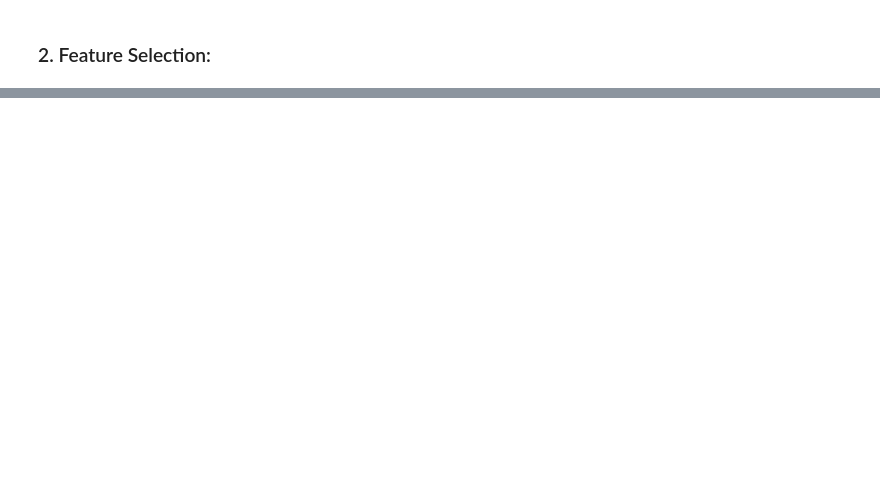
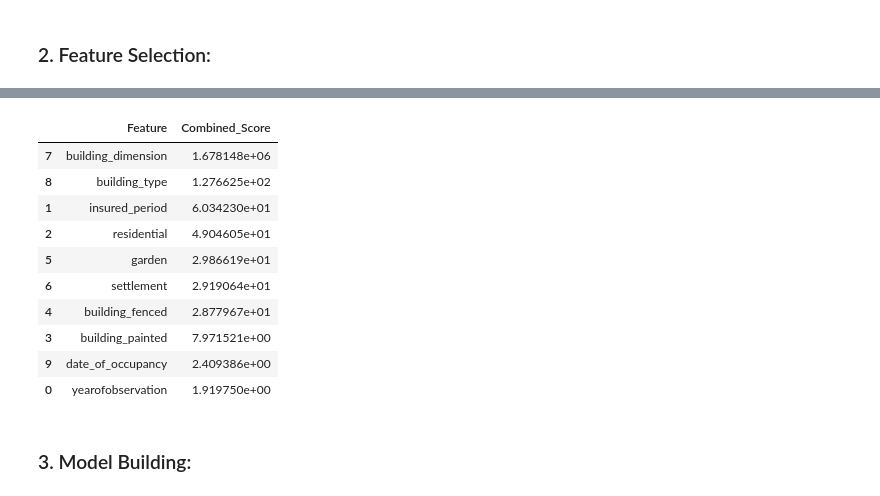
Before and after one commit to umasongo/ML-Assignment-2, a Jupyter notebook: Predictive Modeling for Insurance Claims.ipynb, the cells around one changed output, grey strips where cells are left out. Cells and saved outputs as stored; diff of their text form; code cells hidden in the pictures; blank space fills up the shorter version.

```diff
--- a/Predictive Modeling for Insurance Claims.ipynb
+++ b/Predictive Modeling for Insurance Claims.ipynb
@@ -199,0 +239,34 @@ plt.show()
+# %%
+# Identifying the most relevant features for claim prediction
+x = train_data.drop(columns=['claim'])
+y = train_data['claim']
+
+#Feature selection using chi-squared statistics and ANOVA F-statistic
+from sklearn.feature_selection import SelectKBest, chi2, f_classif
+
+# Calculate chi-squared statistics for each feature
+chi2_scores = chi2(x, y)[0]
+
+# Calculate ANOVA F-statistic and p-values for each feature
+f_scores = f_classif(x, y)[0]
+
+# Combine chi-squared and ANOVA scores
+combined_scores = chi2_scores + f_scores
+
+feature_scores = pd.DataFrame({'Feature': x.columns, 'Combined_Score': combined_scores})
+feature_scores = feature_scores.sort_values(by='Combined_Score', ascending=False)
+feature_scores
+# %% [output]
+|  | Feature | Combined_Score |
+| 7 | building_dimension | 1.678148e+06 |
+| 8 | building_type | 1.276625e+02 |
+| 1 | insured_period | 6.034230e+01 |
+| 2 | residential | 4.904605e+01 |
+| 5 | garden | 2.986619e+01 |
+| 6 | settlement | 2.919064e+01 |
+| 4 | building_fenced | 2.877967e+01 |
+| 3 | building_painted | 7.971521e+00 |
+| 9 | date_of_occupancy | 2.409386e+00 |
+| 0 | yearofobservation | 1.919750e+00 |
+# %% [markdown]
+### 3. Model Building:
```
Also changed, not shown: parts of 20 cells of this notebook.
